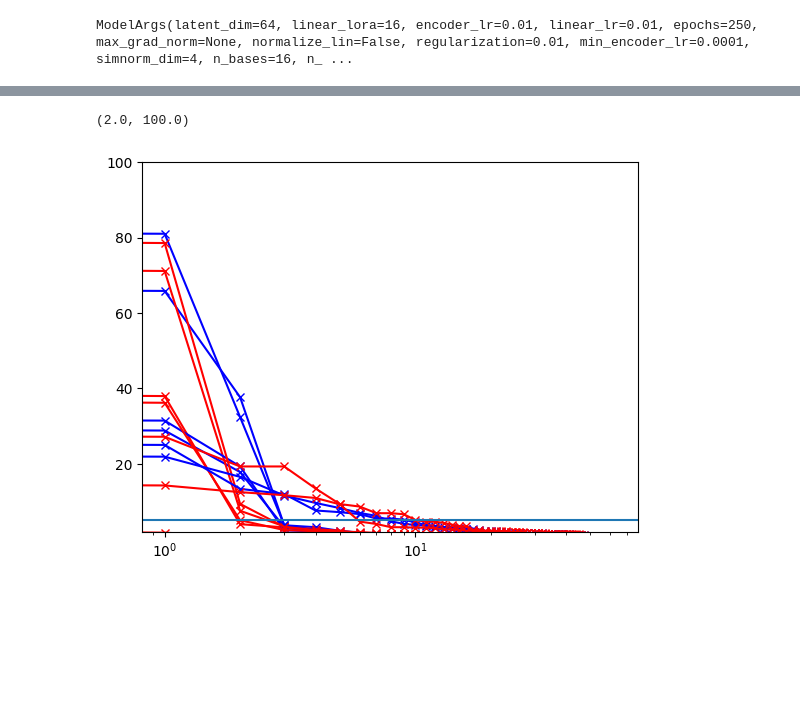
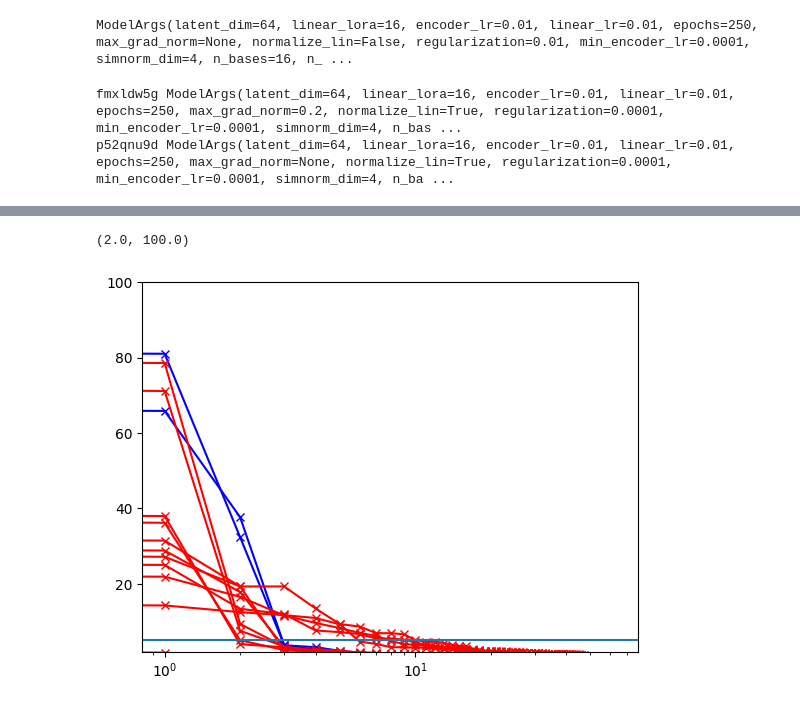
Before and after one commit to pietronvll/encoderops, a Jupyter notebook: scratch.ipynb, the cells around one changed output, grey strips where cells are left out. Drawn from its saved outputs; the diff is of its cells as text; code cells hidden in the pictures; blank space fills up the shorter version.

```diff
--- a/scratch.ipynb
+++ b/scratch.ipynb
@@ -113,19 +113,29 @@ ModelArgs(latent_dim=64, linear_lora=16, encoder_lr=0.01, linear_lr=0.01, epochs
 # %%
 for run_id, values in results.items():
     data_path = Path(f"/home/novelli/encoderops/encoderops_chignolin/{run_id}")
     epoch = 249
     model = EvolutionOperator.load_from_checkpoint(next(data_path.glob(f"**/epoch={epoch}*.ckpt")))
+    color = 'r'
+    if model.model_args.regularization == 0.0001:
+        if model.model_args.min_encoder_lr is not None:
+            if model.model_args.normalize_lin:
+            #if model.model_args.max_grad_norm is None:
+                color ='b'
+                print(run_id, model.model_args)
 
-    color = 'b' if model.model_args.normalize_lin else 'r'
-    color = 'b' if model.model_args.max_grad_norm is None else 'r'
-    color = 'b' if model.model_args.regularization == 0.0001 else 'r'
+    #color = 'b' if model.model_args.normalize_lin else 'r'
+    # color = 'b' if model.model_args.max_grad_norm is None else 'r'
+    # color = 'b' if model.model_args.regularization == 0.0001 else 'r'
+
     ts = implied_timescale(values['eigenvalues'])
     plt.plot(ts, 'x-', label=run_id, color= color)
 #plt.yscale('log')
 plt.xscale('log')
 plt.axhline(5)
 plt.ylim(2, 100)
 # %% [output]
+fmxldw5g ModelArgs(latent_dim=64, linear_lora=16, encoder_lr=0.01, linear_lr=0.01, epochs=250, max_grad_norm=0.2, normalize_lin=True, regularization=0.0001, min_encoder_lr=0.0001, simnorm_dim=4, n_bas ...
+p52qnu9d ModelArgs(latent_dim=64, linear_lora=16, encoder_lr=0.01, linear_lr=0.01, epochs=250, max_grad_norm=None, normalize_lin=True, regularization=0.0001, min_encoder_lr=0.0001, simnorm_dim=4, n_ba ...
 [interactive output not drawn]
-(2.0, 100.0)
+(2.0, 100.0)
-[figure, old version]
+[figure, new version]
```
Also changed, not shown: parts of 12 cells of this notebook.
